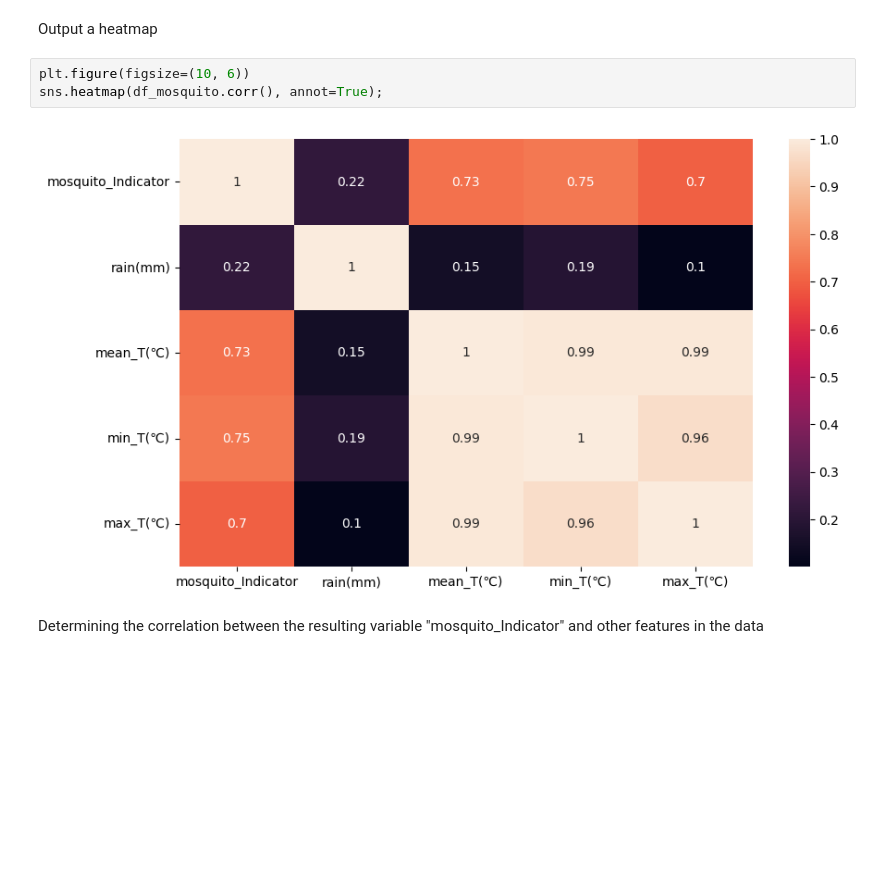
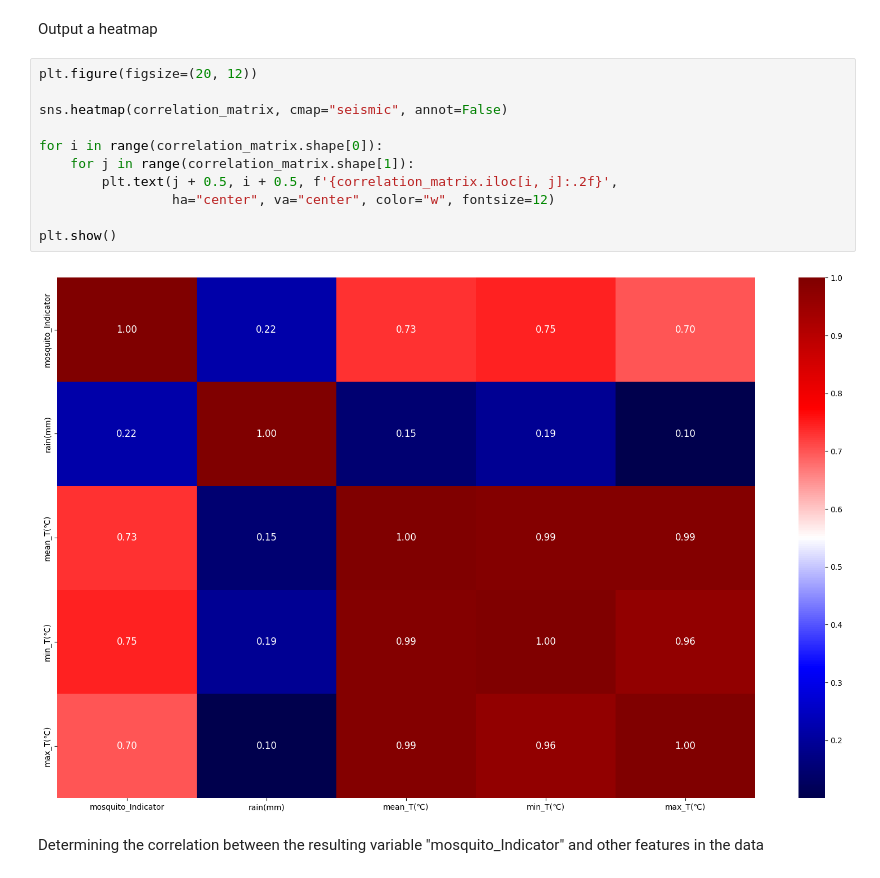
Before and after one commit to Zarathustra4/ML-Essence, a Jupyter notebook: kaggle_sets/data_analisys/mosquito_analisys.ipynb, the cells around one changed output. Cells and saved outputs as stored; diff of their text form; blank space fills up the shorter version.

Commit message:
Changed mosquito analisys
Changed the use of some functions

```diff
--- a/kaggle_sets/data_analisys/mosquito_analisys.ipynb
+++ b/kaggle_sets/data_analisys/mosquito_analisys.ipynb
@@ -202,10 +205,18 @@ correlation_matrix
 # %% [markdown]
 Output a heatmap
 # %%
-plt.figure(figsize=(10, 6))
-sns.heatmap(df_mosquito.corr(), annot=True);
+plt.figure(figsize=(20, 12))
+
+sns.heatmap(correlation_matrix, cmap="seismic", annot=False)
+
+for i in range(correlation_matrix.shape[0]):
+    for j in range(correlation_matrix.shape[1]):
+        plt.text(j + 0.5, i + 0.5, f'{correlation_matrix.iloc[i, j]:.2f}',
+                 ha="center", va="center", color="w", fontsize=12)
+
+plt.show()
 # %% [output]
-[figure, old version]
+[figure, new version]
 # %% [markdown]
 Determining the correlation between the resulting variable "mosquito_Indicator" and other features in the data
 # %%
```
Also changed, not shown: parts of 12 cells of this notebook.
